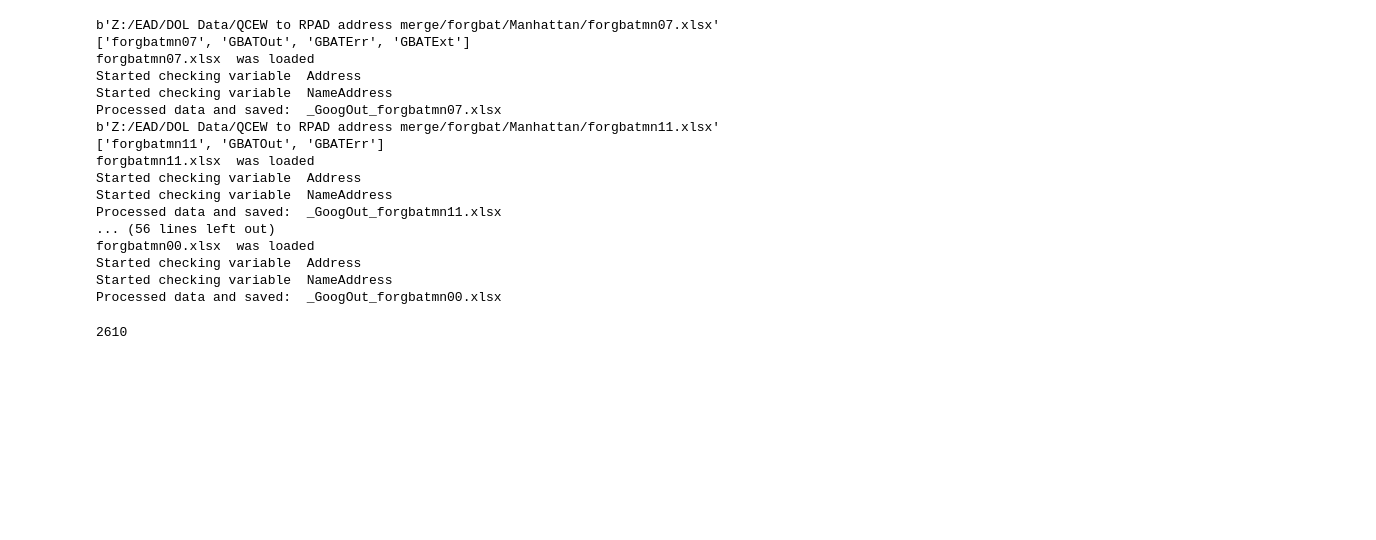
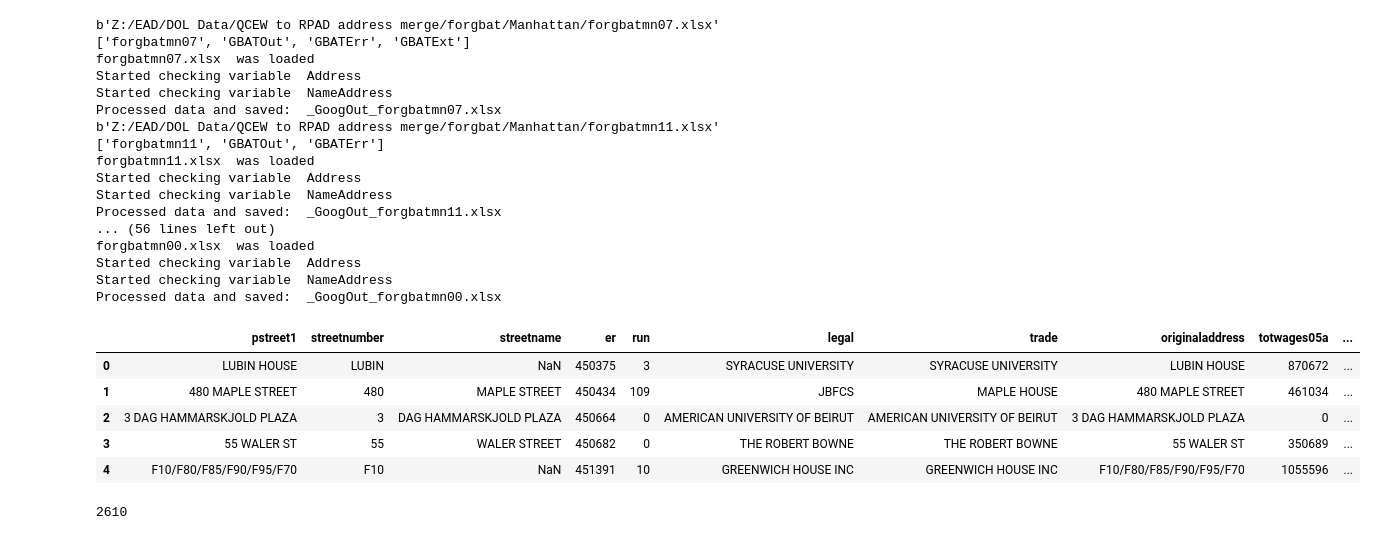
Before and after one commit to NYCIBO/Python-Procedures, a Jupyter notebook: QCEW_Address_Check.ipynb, the cells around one changed output. Cells and saved outputs as stored; diff of their text form; code cells hidden in the pictures; blank space fills up the shorter version.

```diff
--- a/QCEW_Address_Check.ipynb
+++ b/QCEW_Address_Check.ipynb
@@ -19,6 +19,7 @@ pd.options.display.max_rows = 999
 pd.options.display.max_columns = 60
 import re, os
 import configparser
+import json,sys
 
 config = configparser.RawConfigParser()
 config.read('API_Keys.cfg')
@@ -27,7 +28,7 @@ google_api_key = config.get('Google', 'QCEW_API_Key')
 gmaps = googlemaps.Client(key=google_api_key)
 
 #test
-geocode_result=gmaps.geocode("BETH ISRAEL MEDICAL CENTER, 1ST AVE AT 16TH ST, New York, NY 10003")
+geocode_result=gmaps.geocode("Indepenent Buget Office, New York, NY 10003")
 print(geocode_result[0]['geometry']['location']['lat'],geocode_result[0]['geometry']['location']['lng'])
 #print(geocode_result)
 # %% [output]
@@ -35,4 +180,7 @@ print(geocode_result[0]['geometry']['location']['lat'],geocode_result[0]['geomet
 # %%
+### OLD CODE THAT RAN ON MANHATTAN ONLY. ###
+
+# This is the directory of GBATed files.
 directory = os.fsencode("Z:/EAD/DOL Data/QCEW to RPAD address merge/forgbat/Manhattan/")
 
 # these files were already processed by google. I don't want to pay for processig them again, so I'll skip them.
@@ -41,6 +189,7 @@ processed_files=['forgbatmn01.xlsx','forgbatmn05.xlsx']
 for file in os.listdir(directory):
     filename = os.fsdecode(file)
     if filename.endswith(".xlsx") and '_GoogOut_' not in filename and filename not in processed_files:
+        # Read in the GBATErr Sheet for each file.
         print(os.path.join(directory,filename.encode()))
         adds=pd.ExcelFile(os.path.join(directory,filename.encode()).decode())
         print(adds.sheet_names)
@@ -72,11 +221,12 @@ for file in os.listdir(directory):
         df['GPartial1']= False
         df['Gtypes1']=""
         i=-1
+        # Run google API twice, for the Address only and Name+Address.
         for var in ['Address','NameAddress']:
             print('Started checking variable ',var)
             i+=1
             for index, row in df.iterrows():
-                if index<=len(df.index):
+                if index<=len(df.index) and Address ~= ', New York, NY '+df.pzip.apply(str):
                     geocode_result=gmaps.geocode(row[var])
                     if len(geocode_result)>0:
                         if 'partial_match' in geocode_result:
@@ -150,6 +300,15 @@ forgbatmn00.xlsx  was loaded
 Started checking variable  Address
 Started checking variable  NameAddress
 Processed data and saved:  _GoogOut_forgbatmn00.xlsx
+# %%
+df.head()
+# %% [output]
+|  | pstreet1 | streetnumber | streetname | er | run | legal | trade | originaladdress | totwages05a | ... |
+| 0 | LUBIN HOUSE | LUBIN | NaN | 450375 | 3 | SYRACUSE UNIVERSITY | SYRACUSE UNIVERSITY | LUBIN HOUSE | 870672 | ... |
+| 1 | 480 MAPLE STREET | 480 | MAPLE STREET | 450434 | 109 | JBFCS | MAPLE HOUSE | 480 MAPLE STREET | 461034 | ... |
+| 2 | 3 DAG HAMMARSKJOLD PLAZA | 3 | DAG HAMMARSKJOLD PLAZA | 450664 | 0 | AMERICAN UNIVERSITY OF BEIRUT | AMERICAN UNIVERSITY OF BEIRUT | 3 DAG HAMMARSKJOLD PLAZA | 0 | ... |
+| 3 | 55 WALER ST | 55 | WALER STREET | 450682 | 0 | THE ROBERT BOWNE | THE ROBERT BOWNE | 55 WALER ST | 350689 | ... |
+| 4 | F10/F80/F85/F90/F95/F70 | F10 | NaN | 451391 | 10 | GREENWICH HOUSE INC | GREENWICH HOUSE INC | F10/F80/F85/F90/F95/F70 | 1055596 | ... |
 # %%
 print(len(df.index))
 # %% [output]
```
Also changed, not shown: parts of 4 cells of this notebook, 1 other file.
